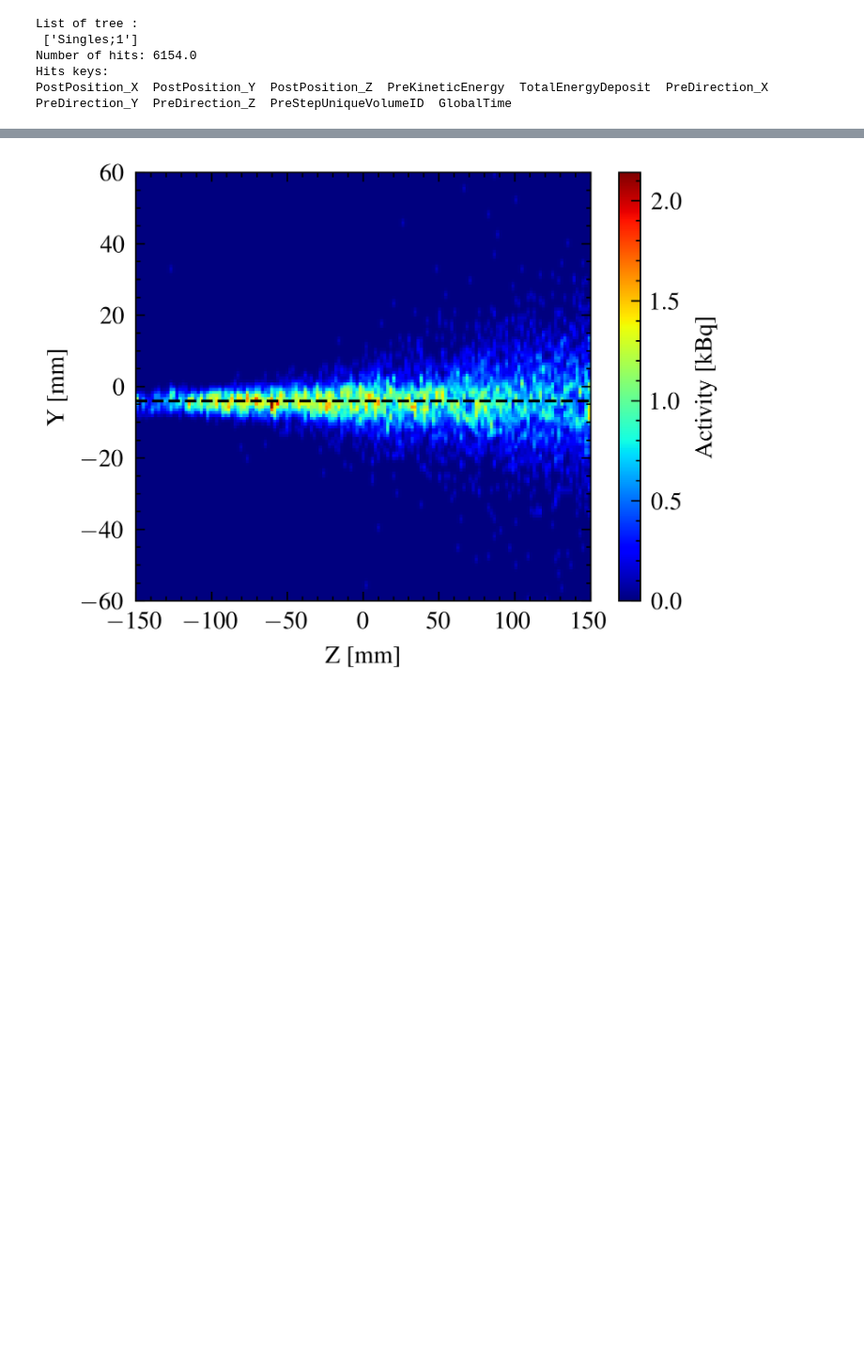
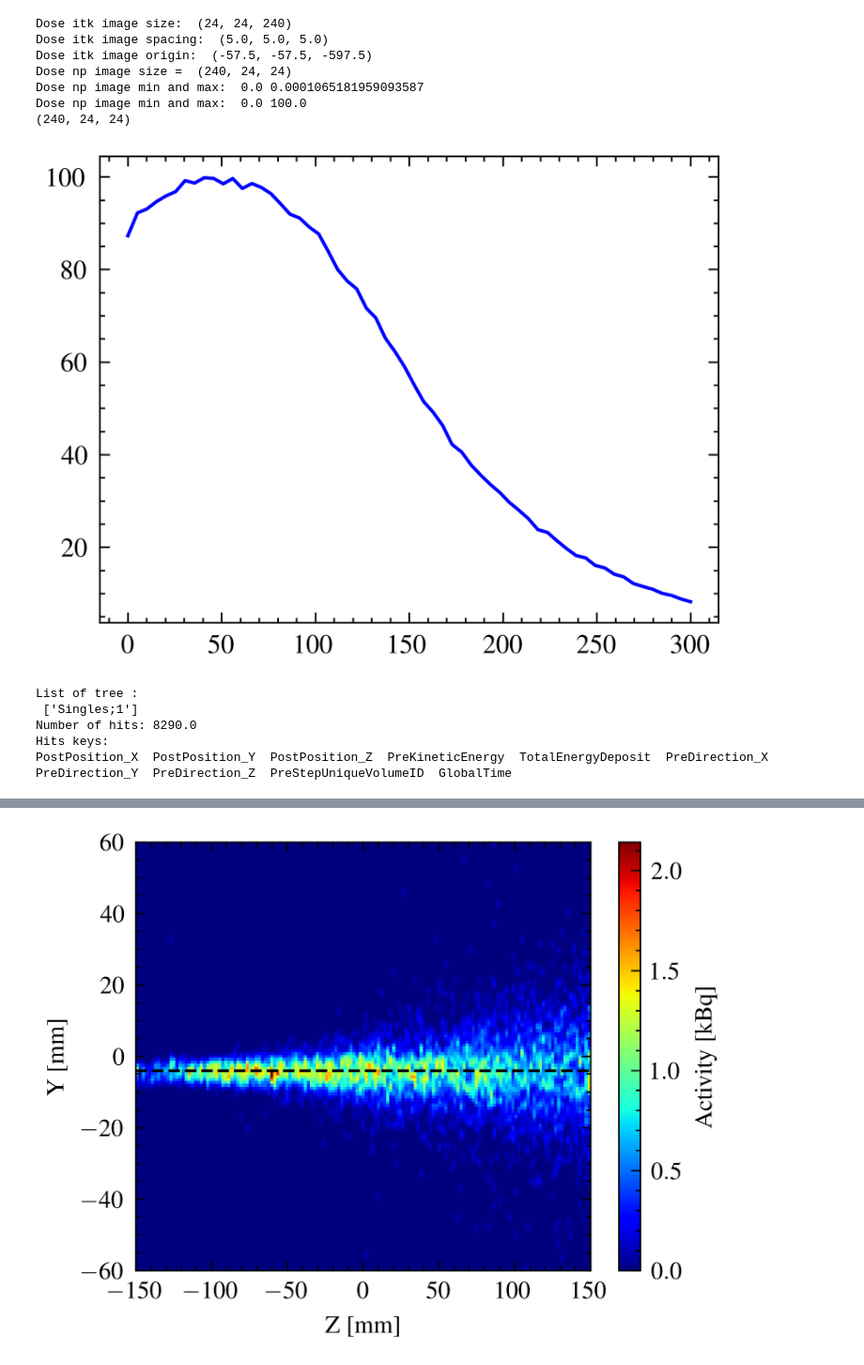
Before and after one commit to francescouni0/VHEE_monitor, a Jupyter notebook: Radionucl.ipynb, the cells around one changed output, grey strips where cells are left out. Shown at 94% size. Drawn from its saved outputs; the diff is of its cells as text; code cells hidden in the pictures; blank space fills up the shorter version.

```diff
--- a/Radionucl.ipynb
+++ b/Radionucl.ipynb
@@ -45,5 +53,68 @@ output/Singles.root
+# %%
+
+filename = os.path.join(folder, 'output/dose3d_120_dose.mhd')
+img_dose = sitk.ReadImage(filename)
+print('Dose itk image size: ', img_dose.GetSize())
+print('Dose itk image spacing: ', img_dose.GetSpacing())
+print('Dose itk image origin: ', img_dose.GetOrigin())
+# convert to np array for easier manipulation
+# WARNING : the axis are modified, XYZ -> ZXY
+arr_dose = sitk.GetArrayFromImage(img_dose)
+#get normal axes
+print('Dose np image size = ', arr_dose.shape)
+print('Dose np image min and max: ',  np.amin(arr_dose), np.amax(arr_dose))
+
+# multiply the image because to avoid rounding issues
+#filter = sitk.MultiplyImageFilter()
+#img_dose = filter.Execute(img_dose, 1e9)
+#arr_dose = sitk.GetArrayFromImage(img_dose)
+#print('Dose np image min and max: ',  np.amin(arr_dose), np.amax(arr_dose))
+# now we rescale the intensity between 0 and 1 (normalization)
+filter = sitk.RescaleIntensityImageFilter()
+filter.SetOutputMaximum(100.0)
+filter.SetOutputMinimum(0.0)
+img_dose = filter.Execute(img_dose)
+arr_dose = sitk.GetArrayFromImage(img_dose)
+print('Dose np image min and max: ',  np.amin(arr_dose), np.amax(arr_dose))
+# Declare a figure
+fig3, ax3 = plt.subplots()
+np.shape(arr_dose[1])
+# mean the dose along a given dimension (depth)
+moy_dose=np.zeros(arr_dose.shape[0])
+for i in range(arr_dose.shape[0]):
+    subarr_dose=arr_dose[i,:,:]
+    moy_dose[i]=np.sum(subarr_dose)
+
+# X values from 0 to n
+# n is the number of slices
+n = arr_dose.shape[0]
+x = np.linspace(0, 300, 60)
+
+#c1 = ax3.plot(x, moy_dose, label='deposited dose', linewidth=1, markersize=2, color='red')
+## Add labels to the axes
+#ax3.set_xlabel('Depth (mm)')
+#ax3.set_ylabel('Dose (Gy)')
+
+
+# Add legends to the plot
+#ax3.legend(loc='upper right')
+#plt.show()
+
+print(arr_dose.shape)
+plt.plot(x, arr_dose[90:150,12,12], label='deposited dose', linewidth=1, markersize=2, color='blue')
+# Add labels to the axes
+plt.show()
+# %% [output]
+Dose itk image size:  (24, 24, 240)
+Dose itk image spacing:  (5.0, 5.0, 5.0)
+Dose itk image origin:  (-57.5, -57.5, -597.5)
+Dose np image size =  (240, 24, 24)
+Dose np image min and max:  0.0 0.0001065181959093587
+Dose np image min and max:  0.0 100.0
+(240, 24, 24)
+[figure, added]
 # %%
-f = uproot.open('o15/o15hits.root')
+f = uproot.open('C11/c11hits.root')
 print("List of tree : \n", f.keys())
 hits = f['Singles']
 print('Number of hits:', hits.num_entries)
@@ -53,7 +124,7 @@ for i in hits.keys():
 # %% [output]
 List of tree :
  ['Singles;1']
-Number of hits: 6154.0
+Number of hits: 8290.0
 Hits keys:
 PostPosition_X  PostPosition_Y  PostPosition_Z  PreKineticEnergy  TotalEnergyDeposit  PreDirection_X  PreDirection_Y  PreDirection_Z  PreStepUniqueVolumeID  GlobalTime
 # %%
```
Also changed, not shown: parts of 5 cells of this notebook, 2 other files.
